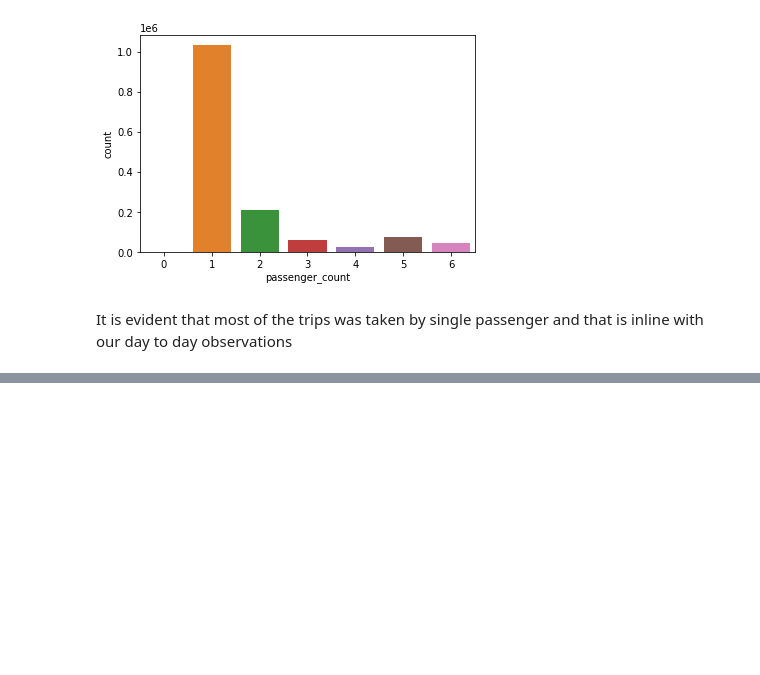
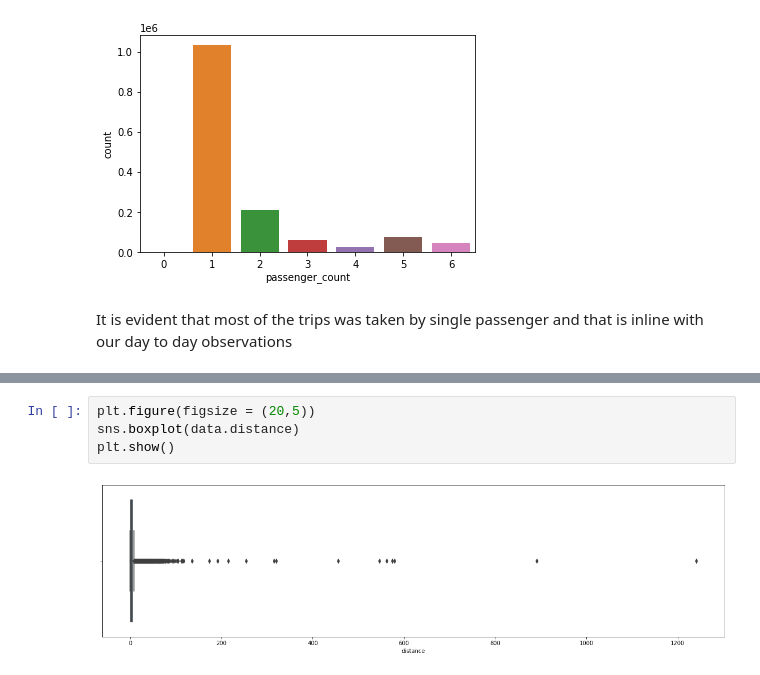
Before and after one commit to tpattanaik/NYC-Taxi-Trip-Prediction, a Jupyter notebook: NYC_Taxi_Trip_Time_Prediction_Capstone_Project.ipynb, the cells around one changed output, grey strips where cells are left out. Cells and saved outputs as stored; diff of their text form; blank space fills up the shorter version.

```diff
--- a/NYC_Taxi_Trip_Time_Prediction_Capstone_Project.ipynb
+++ b/NYC_Taxi_Trip_Time_Prediction_Capstone_Project.ipynb
@@ -258,0 +290,6 @@ It is evident that most of the trips was taken by single passenger and that is i
+# %%
+plt.figure(figsize = (20,5))
+sns.boxplot(data.distance)
+plt.show()
+# %% [output]
+[figure, added]
```
Also changed, not shown: parts of 171 cells of this notebook.
